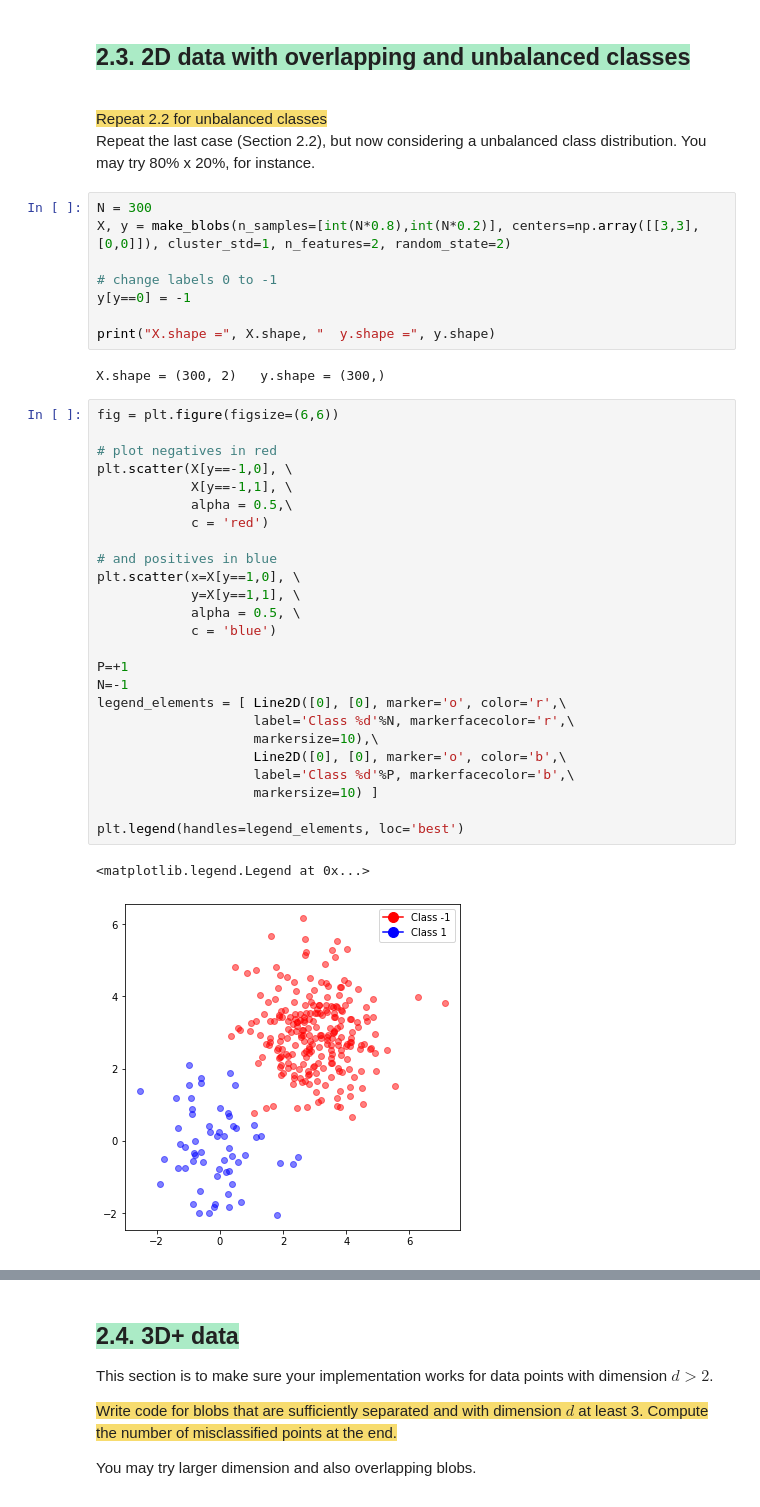
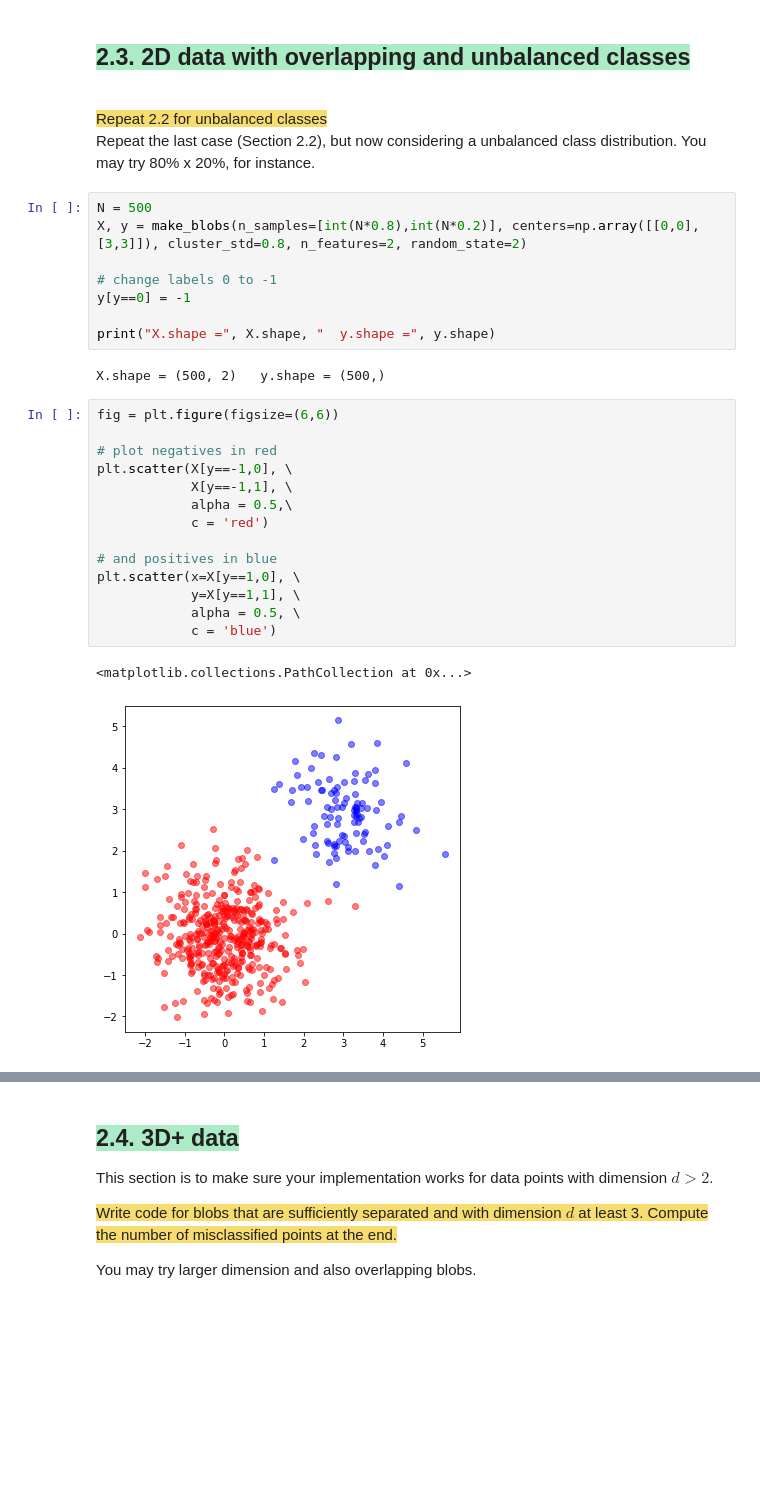
Before and after one commit to gdquintero/mac5832, a Jupyter notebook: ep2/ep02_logreg.ipynb, the cells around one changed output, grey strips where cells are left out. Drawn from its saved outputs; the diff is of its cells as text; blank space fills up the shorter version.

```diff
--- a/ep2/ep02_logreg.ipynb
+++ b/ep2/ep02_logreg.ipynb
@@ -489,43 +533,32 @@ plot_decision_boundary(y_pred)
 Repeat the last case (Section 2.2), but now considering a unbalanced class distribution.
 You may try 80% x 20%, for instance.
 # %%
-N = 300
-X, y = make_blobs(n_samples=[int(N*0.8),int(N*0.2)], centers=np.array([[3,3],[0,0]]), cluster_std=1, n_features=2, random_state=2)
+N = 500
+X, y = make_blobs(n_samples=[int(N*0.8),int(N*0.2)], centers=np.array([[0,0],[3,3]]), cluster_std=0.8, n_features=2, random_state=2)
 
 # change labels 0 to -1
 y[y==0] = -1
 
 print("X.shape =", X.shape, "  y.shape =", y.shape)
 # %% [output]
-X.shape = (300, 2)   y.shape = (300,)
+X.shape = (500, 2)   y.shape = (500,)
 # %%
 fig = plt.figure(figsize=(6,6))
 
 # plot negatives in red
 plt.scatter(X[y==-1,0], \
             X[y==-1,1], \
             alpha = 0.5,\
             c = 'red')
 
 # and positives in blue
 plt.scatter(x=X[y==1,0], \
             y=X[y==1,1], \
             alpha = 0.5, \
             c = 'blue')
-
-P=+1
-N=-1
-legend_elements = [ Line2D([0], [0], marker='o', color='r',\
-                    label='Class %d'%N, markerfacecolor='r',\
-                    markersize=10),\
-                    Line2D([0], [0], marker='o', color='b',\
-                    label='Class %d'%P, markerfacecolor='b',\
-                    markersize=10) ]
-
-plt.legend(handles=legend_elements, loc='best')
 # %% [output]
-<matplotlib.legend.Legend at 0x...>
+<matplotlib.collections.PathCollection at 0x...>
-[figure, old version]
+[figure, new version]
 # %%
 w_logistic, loss = train_logistic(X, y, learning_rate = 1e-1, w0 = None, num_iterations = 10000, return_history = True)
 
```
Also changed, not shown: parts of 10 cells of this notebook.
